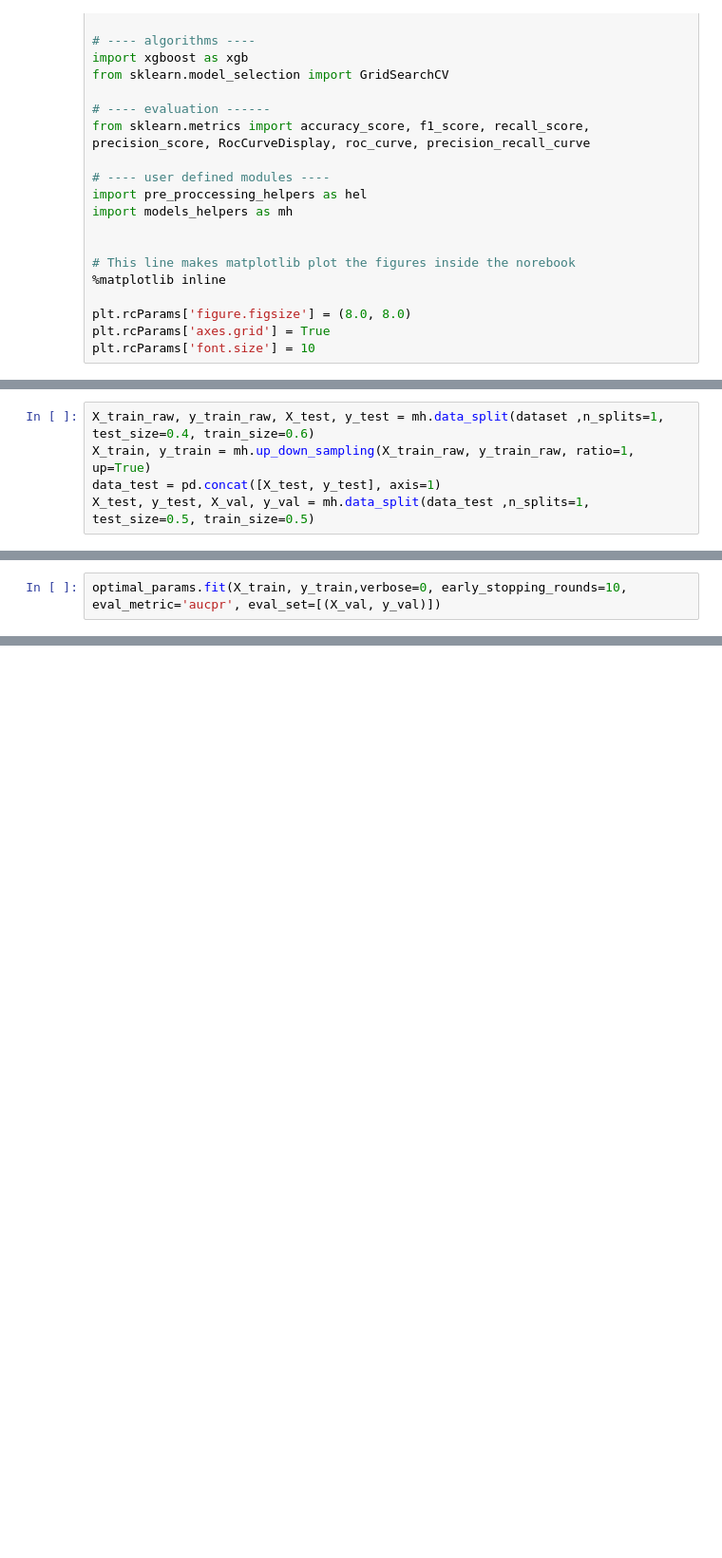
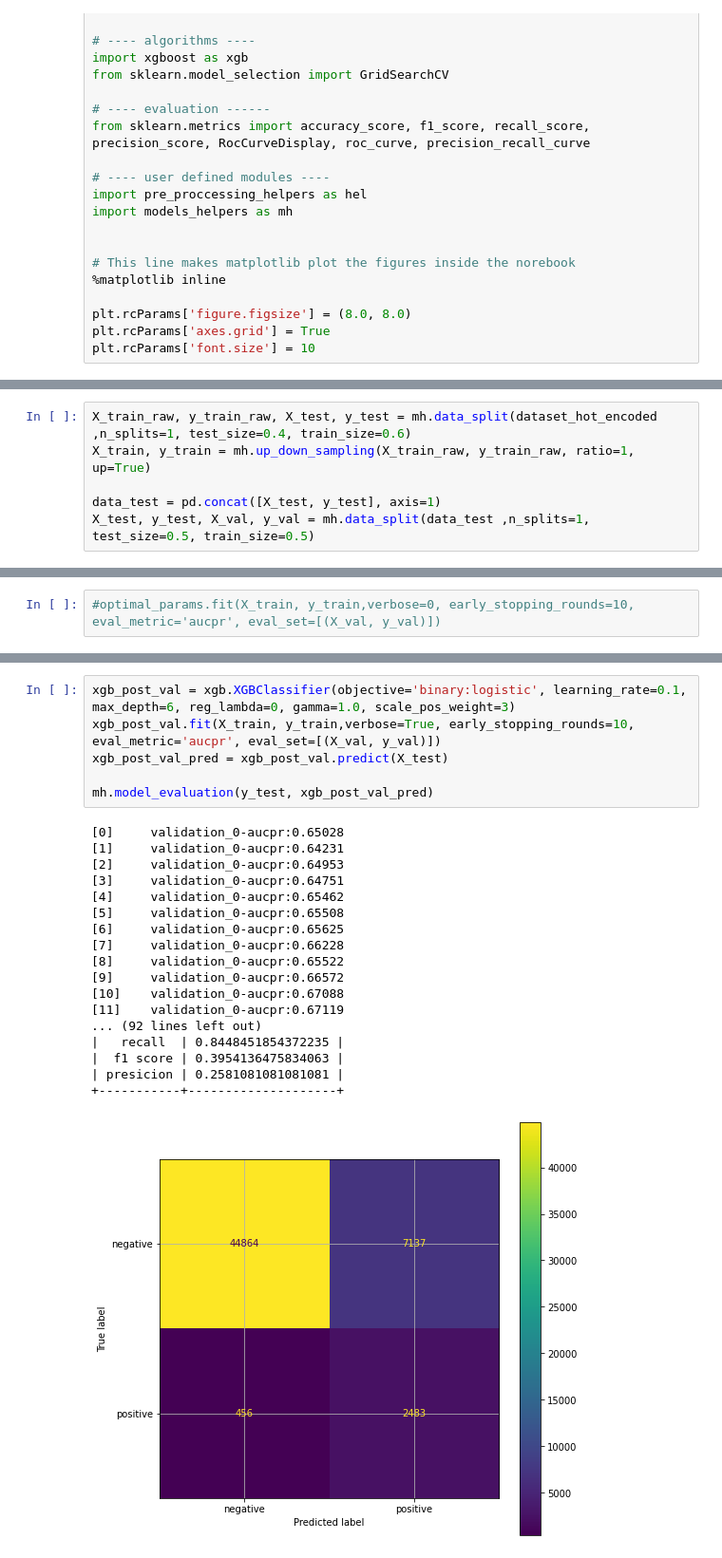
Before and after one commit to NirLalum/corona-diagnosis, a Jupyter notebook: xgboost.ipynb, the cells around one changed output, grey strips where cells are left out. Shown at 95% size. Cells and saved outputs as stored; diff of their text form; blank space fills up the shorter version.

```diff
--- a/xgboost.ipynb
+++ b/xgboost.ipynb
@@ -57,6 +58,7 @@ dataset
 # %%
-X_train_raw, y_train_raw, X_test, y_test = mh.data_split(dataset ,n_splits=1, test_size=0.4, train_size=0.6)
+X_train_raw, y_train_raw, X_test, y_test = mh.data_split(dataset_hot_encoded ,n_splits=1, test_size=0.4, train_size=0.6)
 X_train, y_train = mh.up_down_sampling(X_train_raw, y_train_raw, ratio=1, up=True)
+
 data_test = pd.concat([X_test, y_test], axis=1)
 X_test, y_test, X_val, y_val = mh.data_split(data_test ,n_splits=1, test_size=0.5, train_size=0.5)
 # %%
@@ -111,3 +111,3 @@ AttributeError: 'GridSearchCV' object has no attribute 'best_params_'
 # %%
-optimal_params.fit(X_train, y_train,verbose=0, early_stopping_rounds=10, eval_metric='aucpr', eval_set=[(X_val, y_val)])
+#optimal_params.fit(X_train, y_train,verbose=0, early_stopping_rounds=10, eval_metric='aucpr', eval_set=[(X_val, y_val)])
 # %% [output]
@@ -253,0 +156,25 @@ Parameters: { "colsample" } might not be used.
+# %%
+xgb_post_val = xgb.XGBClassifier(objective='binary:logistic', learning_rate=0.1, max_depth=6, reg_lambda=0, gamma=1.0, scale_pos_weight=3)
+xgb_post_val.fit(X_train, y_train,verbose=True, early_stopping_rounds=10, eval_metric='aucpr', eval_set=[(X_val, y_val)])
+xgb_post_val_pred = xgb_post_val.predict(X_test)
+
+mh.model_evaluation(y_test, xgb_post_val_pred)
+# %% [output]
+[0]     validation_0-aucpr:0.65028
+[1]     validation_0-aucpr:0.64231
+[2]     validation_0-aucpr:0.64953
+[3]     validation_0-aucpr:0.64751
+[4]     validation_0-aucpr:0.65462
+[5]     validation_0-aucpr:0.65508
+[6]     validation_0-aucpr:0.65625
+[7]     validation_0-aucpr:0.66228
+[8]     validation_0-aucpr:0.65522
+[9]     validation_0-aucpr:0.66572
+[10]    validation_0-aucpr:0.67088
+[11]    validation_0-aucpr:0.67119
+... (92 lines left out)
+|   recall  | 0.8448451854372235 |
+|  f1 score | 0.3954136475834063 |
+| presicion | 0.2581081081081081 |
++-----------+--------------------+
+[figure, added]
```
Also changed, not shown: parts of 17 cells of this notebook, 3 other files.
